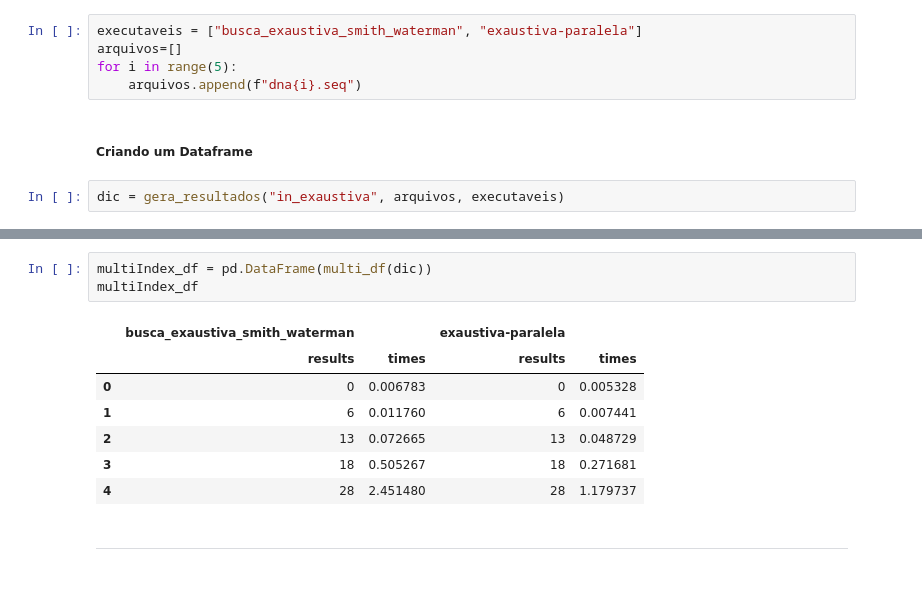
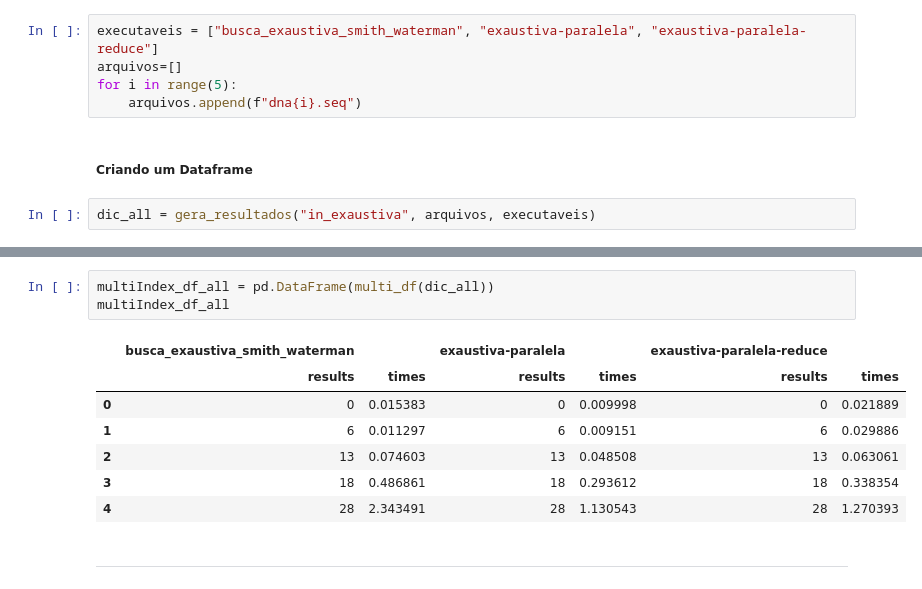
Before and after one commit to gabriellaec/supercomp-P4, a Jupyter notebook: relatorio/relatorio.ipynb, the cells around one changed output, grey strips where cells are left out. Cells and saved outputs as stored; diff of their text form.

```diff
--- a/relatorio/relatorio.ipynb
+++ b/relatorio/relatorio.ipynb
@@ -66,14 +66,14 @@ Os respectivos resultados de cada programa foram salvos em um dataframe, assim c
 # %% [markdown]
 ##### Rodando os executáveis com cada arquivo de entrada
 # %%
-executaveis = ["busca_exaustiva_smith_waterman", "exaustiva-paralela"]
+executaveis = ["busca_exaustiva_smith_waterman", "exaustiva-paralela", "exaustiva-paralela-reduce"]
 arquivos=[]
 for i in range(5):
     arquivos.append(f"dna{i}.seq")
 # %% [markdown]
 ##### Criando um Dataframe
 # %%
-dic = gera_resultados("in_exaustiva", arquivos, executaveis)
+dic_all = gera_resultados("in_exaustiva", arquivos, executaveis)
 # %% [output]
 busca_exaustiva_smith_waterman
 dna0.seq
@@ -97,13 +103,13 @@ df
 # %%
-multiIndex_df = pd.DataFrame(multi_df(dic))
-multiIndex_df
+multiIndex_df_all = pd.DataFrame(multi_df(dic_all))
+multiIndex_df_all
 # %% [output]
-|  | busca_exaustiva_smith_waterman |  | exaustiva-paralela |  |
-|  | results | times | results | times |
-| 0 | 0 | 0.006783 | 0 | 0.005328 |
-| 1 | 6 | 0.011760 | 6 | 0.007441 |
-| 2 | 13 | 0.072665 | 13 | 0.048729 |
-| 3 | 18 | 0.505267 | 18 | 0.271681 |
-| 4 | 28 | 2.451480 | 28 | 1.179737 |
+|  | busca_exaustiva_smith_waterman |  | exaustiva-paralela |  | exaustiva-paralela-reduce |  |
+|  | results | times | results | times | results | times |
+| 0 | 0 | 0.015383 | 0 | 0.009998 | 0 | 0.021889 |
+| 1 | 6 | 0.011297 | 6 | 0.009151 | 6 | 0.029886 |
+| 2 | 13 | 0.074603 | 13 | 0.048508 | 13 | 0.063061 |
+| 3 | 18 | 0.486861 | 18 | 0.293612 | 18 | 0.338354 |
+| 4 | 28 | 2.343491 | 28 | 1.130543 | 28 | 1.270393 |
 # %% [markdown]
 --------
```
Also changed, not shown: parts of 17 cells of this notebook, 1 other file.
